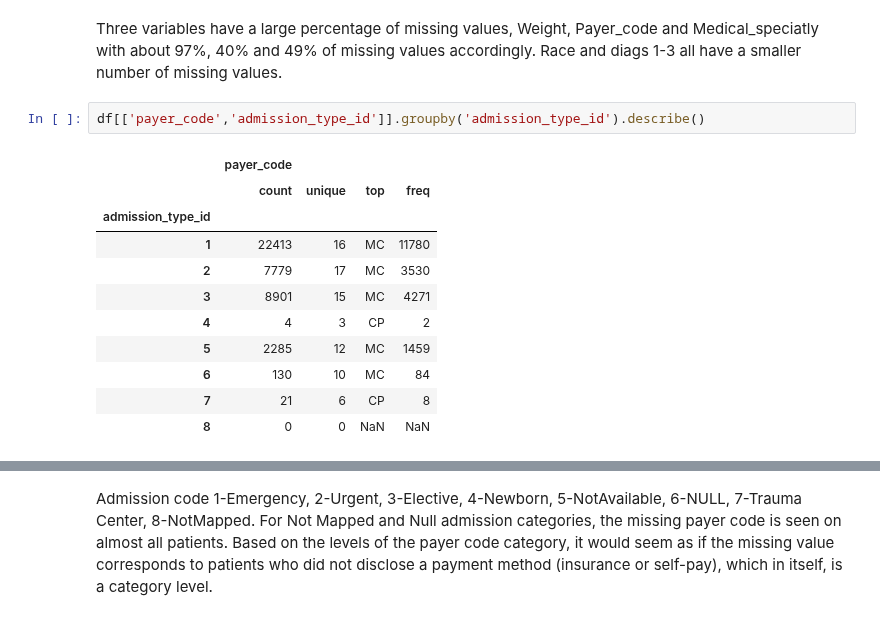
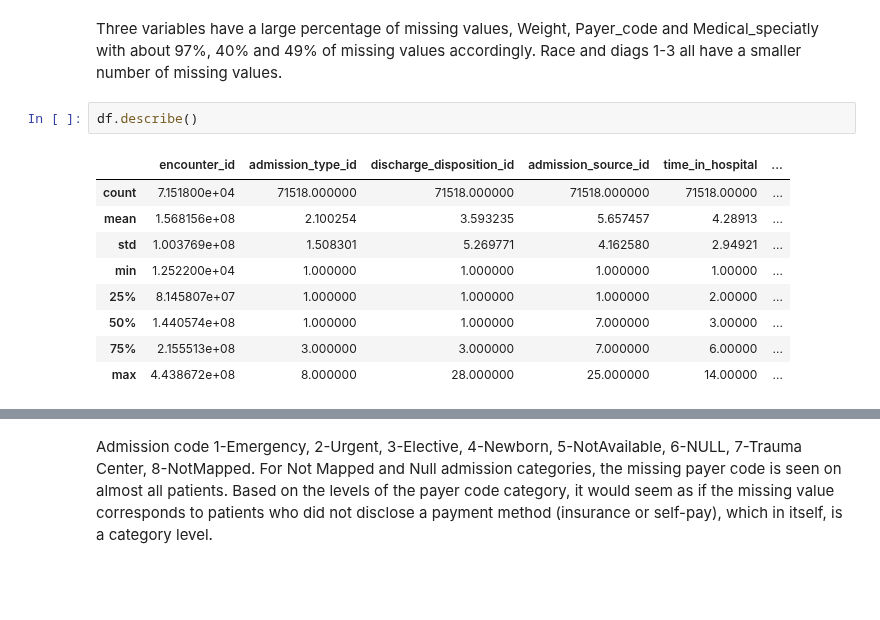
Before and after one commit to boneeyah/QTW, a Jupyter notebook: Case Study 2/Case_Study_2.ipynb, the cells around one changed output, grey strips where cells are left out. Saved outputs shown, nothing was run; the diff lists cells and outputs as text; blank space fills up the shorter version.

```diff
--- a/Case Study 2/Case_Study_2.ipynb
+++ b/Case Study 2/Case_Study_2.ipynb
@@ -110,16 +110,14 @@ for i in df.columns:
 # %% [markdown]
 Three variables have a large percentage of missing values, Weight, Payer_code and Medical_speciatly with about 97%, 40% and 49% of missing values accordingly. Race and diags 1-3 all have a smaller number of missing values.
 # %%
-df[['payer_code','admission_type_id']].groupby('admission_type_id').describe()
+df.describe()
 # %% [output]
-|  | payer_code |  |  |  |
-|  | count | unique | top | freq |
-| admission_type_id |  |  |  |  |
-| 1 | 22413 | 16 | MC | 11780 |
-| 2 | 7779 | 17 | MC | 3530 |
-| 3 | 8901 | 15 | MC | 4271 |
-| 4 | 4 | 3 | CP | 2 |
-| 5 | 2285 | 12 | MC | 1459 |
-| 6 | 130 | 10 | MC | 84 |
-| 7 | 21 | 6 | CP | 8 |
-| 8 | 0 | 0 | NaN | NaN |
+|  | encounter_id | admission_type_id | discharge_disposition_id | admission_source_id | time_in_hospital | ... |
+| count | 7.151800e+04 | 71518.000000 | 71518.000000 | 71518.000000 | 71518.00000 | ... |
+| mean | 1.568156e+08 | 2.100254 | 3.593235 | 5.657457 | 4.28913 | ... |
+| std | 1.003769e+08 | 1.508301 | 5.269771 | 4.162580 | 2.94921 | ... |
+| min | 1.252200e+04 | 1.000000 | 1.000000 | 1.000000 | 1.00000 | ... |
+| 25% | 8.145807e+07 | 1.000000 | 1.000000 | 1.000000 | 2.00000 | ... |
+| 50% | 1.440574e+08 | 1.000000 | 1.000000 | 7.000000 | 3.00000 | ... |
+| 75% | 2.155513e+08 | 3.000000 | 3.000000 | 7.000000 | 6.00000 | ... |
+| max | 4.438672e+08 | 8.000000 | 28.000000 | 25.000000 | 14.00000 | ... |
```
Also changed, not shown: parts of 6 cells of this notebook.
